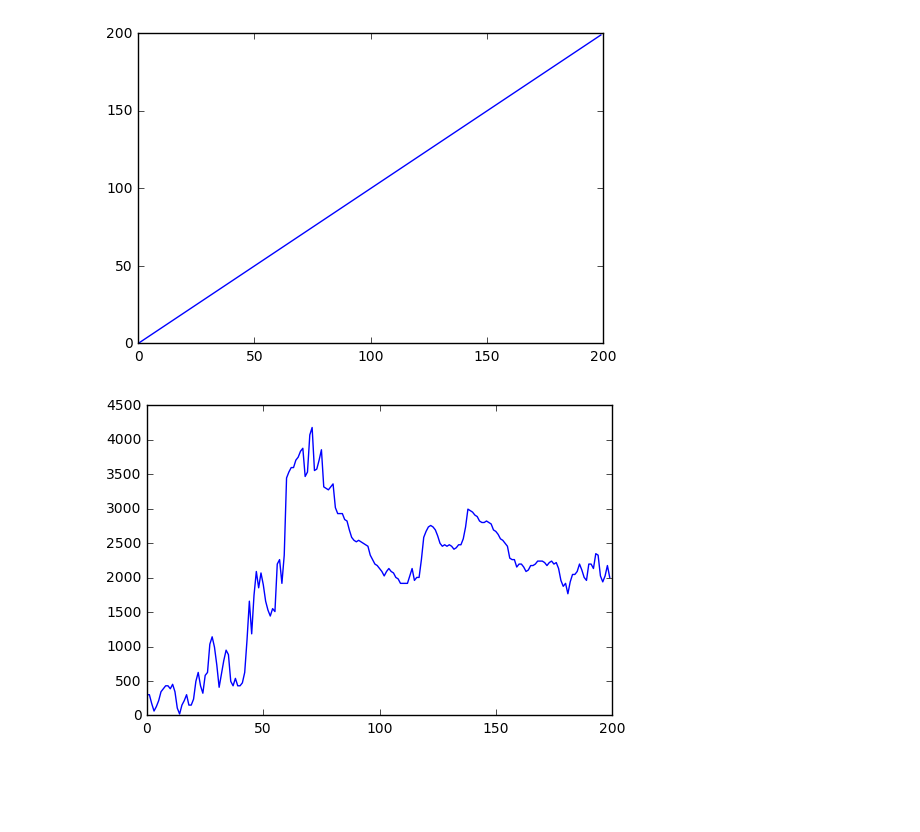
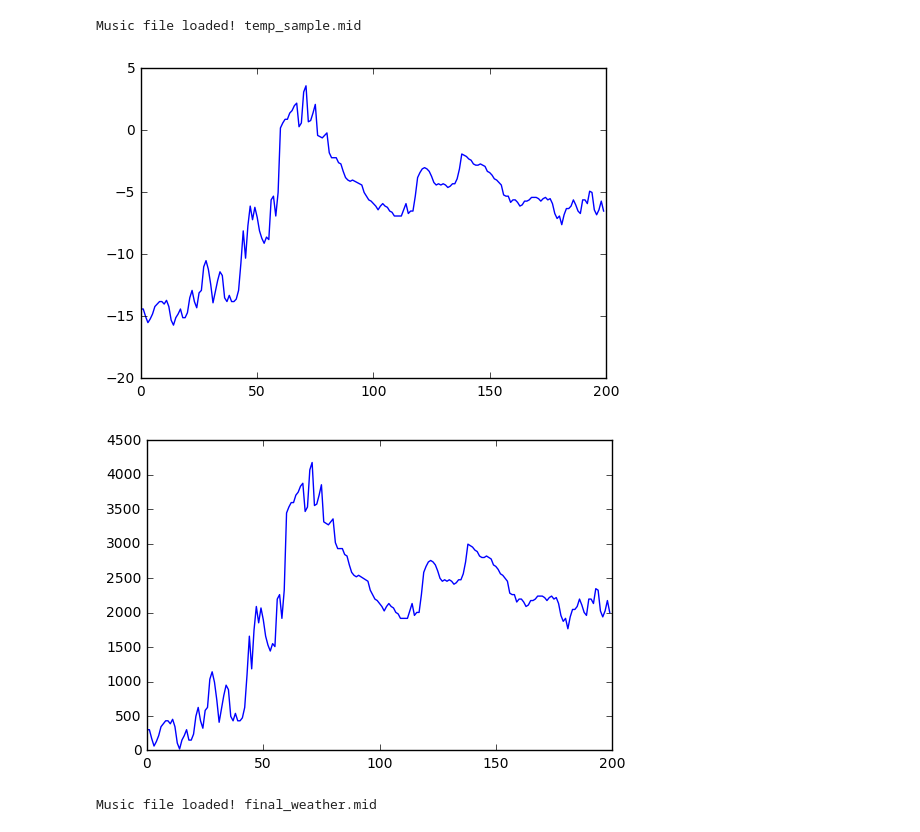
Before and after one commit to OrderFromChaos/ThunderousCacophony, a Jupyter notebook: Sonification.ipynb, the cells around one changed output. Saved outputs shown, nothing was run; the diff lists cells and outputs as text; code cells hidden in the pictures; blank space fills up the shorter version.

Commit message:
Fixed charts

```diff
--- a/Sonification.ipynb
+++ b/Sonification.ipynb
@@ -49,7 +49,7 @@ def playlistChords(freq, timestep, sampling):
     with al.AudioIO(True) as player: # True means "wait for all sounds to stop"
         player.play(sound, rate=rate)
 
-    #Example: playlistChords([300,[440,880],400,500,[400,800,1200,1600]],300,31415)
+#     #Example: playlistChords([300,[440,880],400,500,[400,800,1200,1600]],300,31415)
 
 def applyMapping(data,ranges,equ): #equ = 1 for EquationMapping, 0 for not
     data_init = data
@@ -78,7 +78,7 @@ def toMultiMIDI(data,bpm,filename,n_tracks):
 
     degrees = nearestNested(data)
     channel = 0
-    time = 0
+    tim = 0
     duration = 1
     tempo = bpm
     volume = 100
@@ -86,11 +86,11 @@ def toMultiMIDI(data,bpm,filename,n_tracks):
     MyMIDI = MIDIFile(n_tracks)
 
     for x in range(n_tracks):
-        MyMIDI.addTempo(x,time,tempo)
+        MyMIDI.addTempo(x,tim,tempo)
 
     for i, pitch in enumerate(degrees):
         for j in range(n_tracks):
-            MyMIDI.addNote(j, channel, pitch[j], time + i, duration, volume)
+            MyMIDI.addNote(j, channel, pitch[j], tim + i, duration, volume)
 
     with open(filename, 'wb') as output_file:
         MyMIDI.writeFile(output_file)
@@ -99,7 +99,12 @@ def playMIDI(filename):
     pygame.mixer.init(31415,-16,1,1024) #Playback rate, bit type, ??, buffer
 
     clock = pygame.time.Clock()
-    pygame.mixer.music.load(filename)
+    try:
+        pygame.mixer.music.load(filename)
+        print('Music file loaded! ' + filename)
+    except pygame.error:
+        print('File not found! ' + pygame.get_error())
+        return
     pygame.mixer.music.play()
     while pygame.mixer.music.get_busy(): #Checks if playback finished
         clock.tick(30)
@@ -211,29 +216,32 @@ conversions = [['21', 'A0', '27.5'],
 rising_piano = [float(x[2]) for x in conversions][50:70]
 # %%
 samples(4)
+# %% [output]
+Music file loaded! temp_sample.mid
 # %%
 #Presentation stuff ------------------------------------------------------------------
 precip_data = np.loadtxt('AvgPrecipation.txt').tolist()
 temperature_data = np.loadtxt('MaxTemperature.txt').tolist()
 humidity_data = np.loadtxt('AvgHumidity.txt').tolist()
 
 def final(temp):
     #Before mapping
     temp = [x if x != -9999 else 0 for x in temp] # Removing unknown data
     pypl.plot([x for x in range(len(temp))],temp)
     pypl.show()
 
     #After mapping
     temp = applyMapping(temp,[21,4180],0)
     pypl.plot([x for x in range(len(temp))],temp)
     pypl.show()
 
     temp = [[x] for x in temp] #Formatting for toMultiMIDI function
 
-    toMultiMIDI(temp,200,'final_weather.mid',1) #data, bpm, filename, tracks
+    toMultiMIDI(temp,1000,'final_weather.mid',1) #data, bpm, filename, tracks
     playMIDI('final_weather.mid')
 
 final(temperature_data[:200])
 # %% [output]
-[figure, old version]
+[figure, new version]
 [figure]
+Music file loaded! final_weather.mid
```
Also changed, not shown: parts of 3 cells of this notebook.
